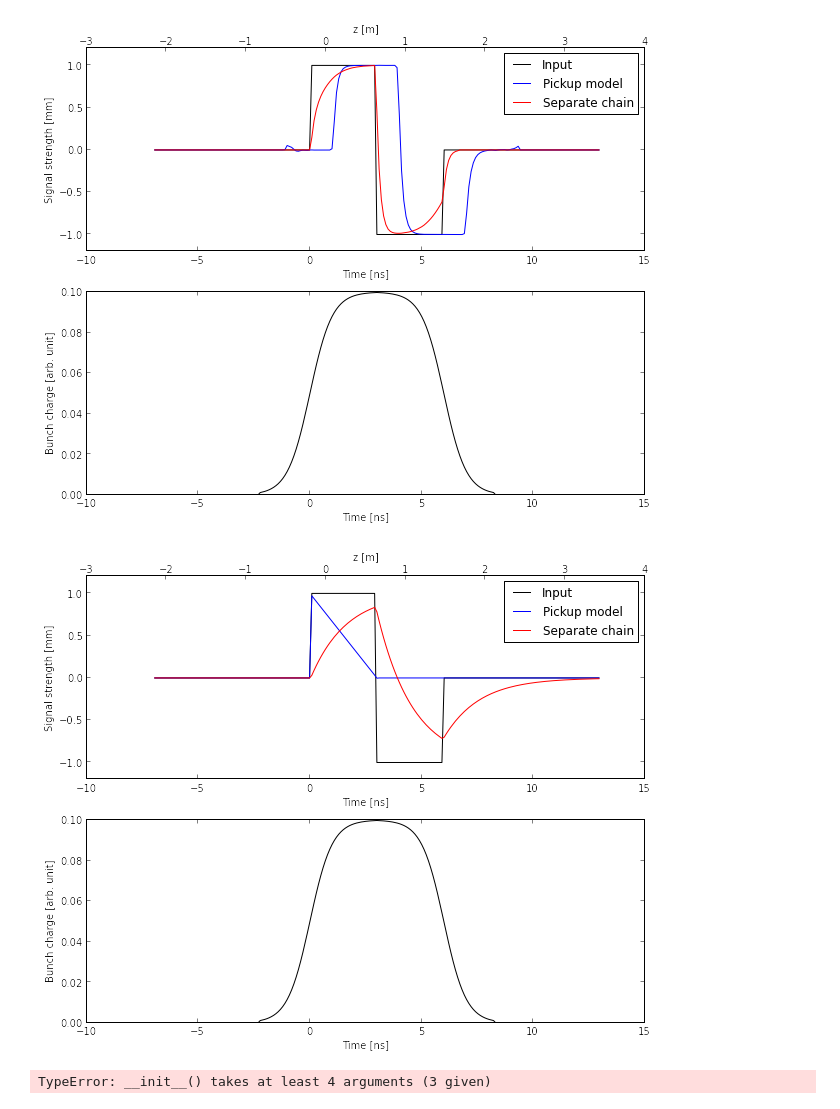
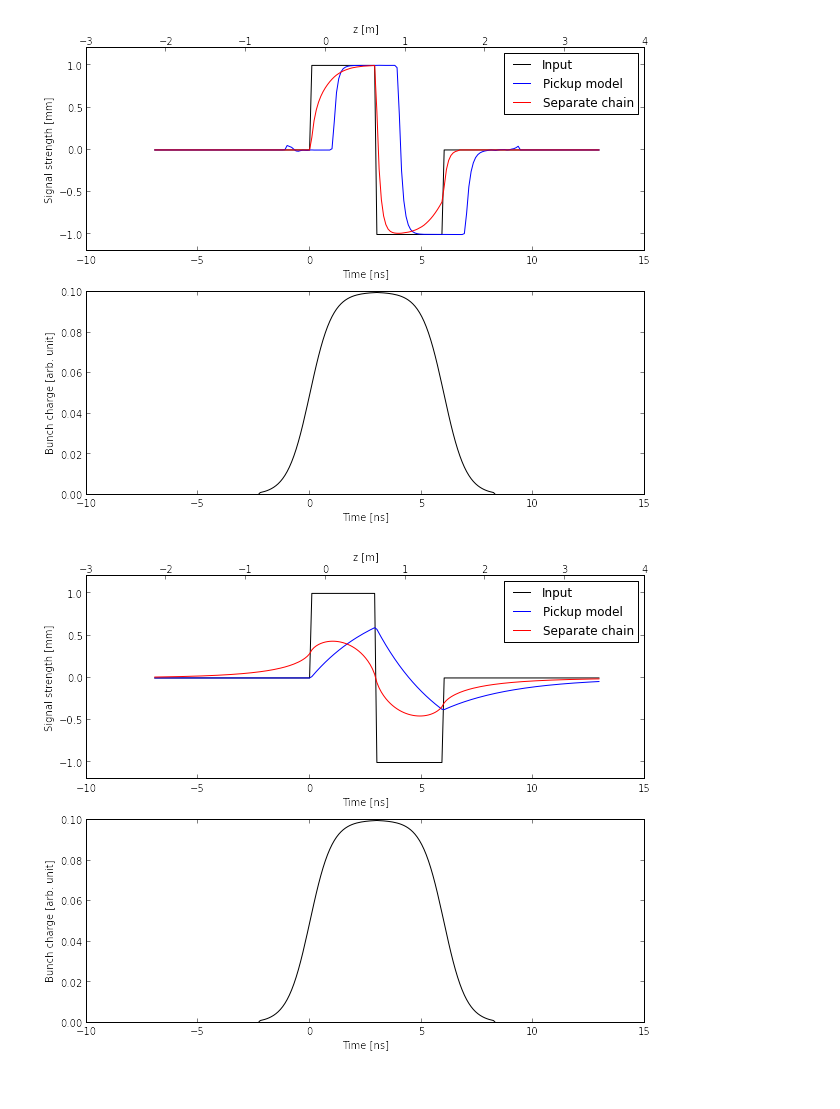
Before and after one commit to jkomppula/PyHEADTAIL_feedback, a Jupyter notebook: interactive-tests/SignalProcessorTest.ipynb, the cells around one changed output. Cells and saved outputs as stored; diff of their text form; code cells hidden in the pictures.

```diff
--- a/interactive-tests/SignalProcessorTest.ipynb
+++ b/interactive-tests/SignalProcessorTest.ipynb
@@ -292,48 +292,28 @@ compare_processor_chains(signal, pickup_model, pickup_chain,'Pickup model','Sepa
 [figure]
 # %%
 # CASE I:
-# Compare signal processor chains by using a signal generator as a signal source
+# Compares signal processor chains by using a signal generator as a signal source
 
 delay = 1e-9
 noise = 1e-6
-f_c = 0.1e9
+f_c = 0.5e8
 f_chp = 0.3e9
 threshold = 0.01
 
 signal = SquareWaveImpulse(20e-9,6e-9,200,1e-3,5e-10)
 #signal = SineStep(3e-9,1e9,100,1e-3,0.1e-9)
 
 file_processor = [
     #processors.LinearTransfromFromFile('filter.txt')
     #processors.AdditionFromFile('triangle_p.txt',x_axis='place')
-    processors.MultiplicationFromFile('triangle_1.txt')
+    # processors.MultiplicationFromFile('triangle_1.txt')
+    processors.LowpassFilter(f_c)
 ]
 
 
 normal_processor = [
-    processors.LowpassFilter(f_c)
+    processors.PhaseLinearizedLowpass(f_c)
 ]
 compare_processor_chains(signal, file_processor, normal_processor,'Pickup model','Separate chain')
 # %% [output]
-[figure, old version]
+[figure, new version]
-# %%
-# CASE II:
-# Compare signal processor chains by using the generated bunch as a signal source
-
-noise = 0
-f_c = 1e9
-
-pickup_model = [
-    processors.PickUp(noise, f_c)
-]
-
-pickup_chain = [
-    processors.ChargeWeighter(),
-    processors.NoiseGenerator(noise,'absolute','normal'),
-    processors.LowpassFilter(f_c)
-]
-
-slice_set = bunch_ref.get_slices(slicer, statistics=True)
-compare_processor_chains(slice_set, pickup_model, pickup_chain,'Pickup model','Separate chain')
-# %% [output]
-TypeError: __init__() takes at least 4 arguments (3 given)
```
Also changed, not shown: parts of 1 cell of this notebook, 3 other files.
